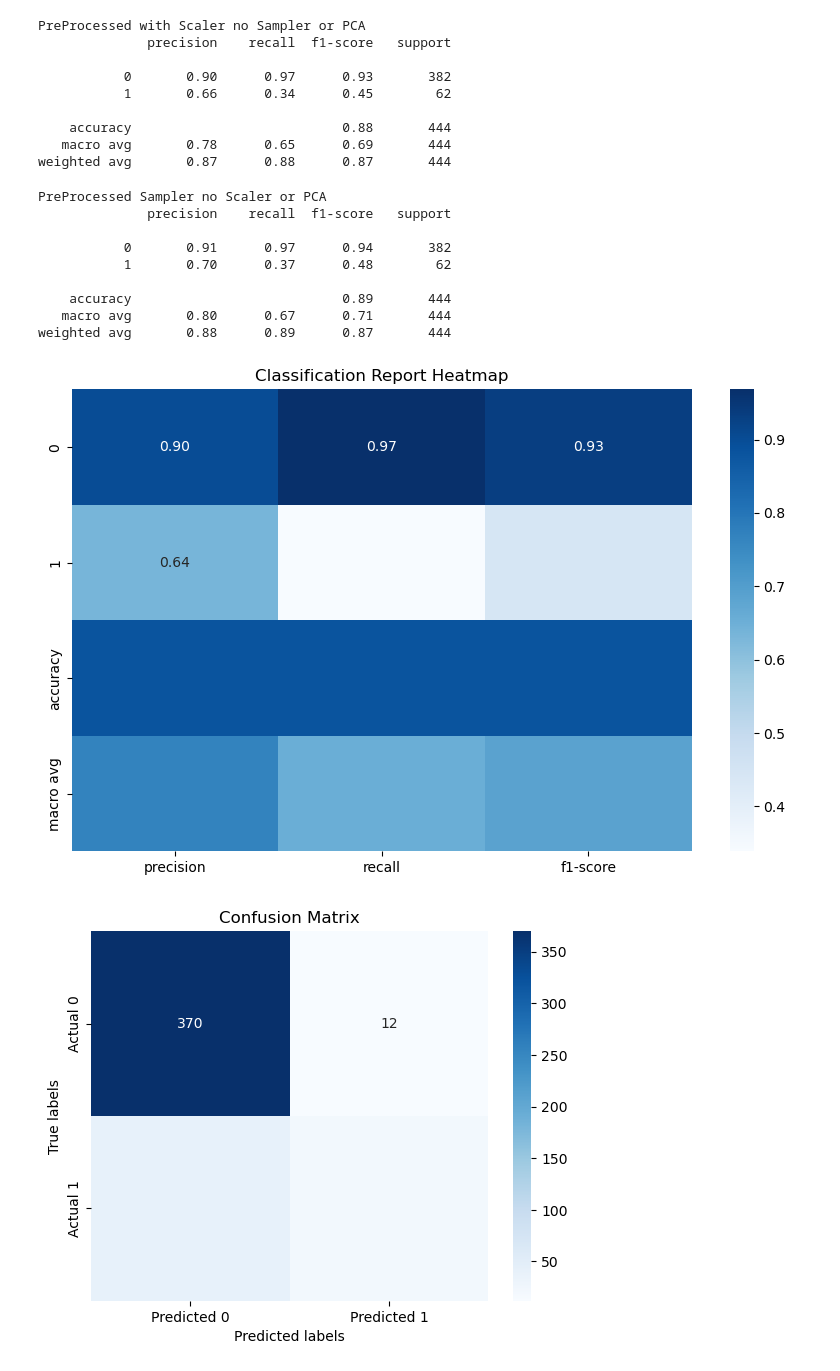
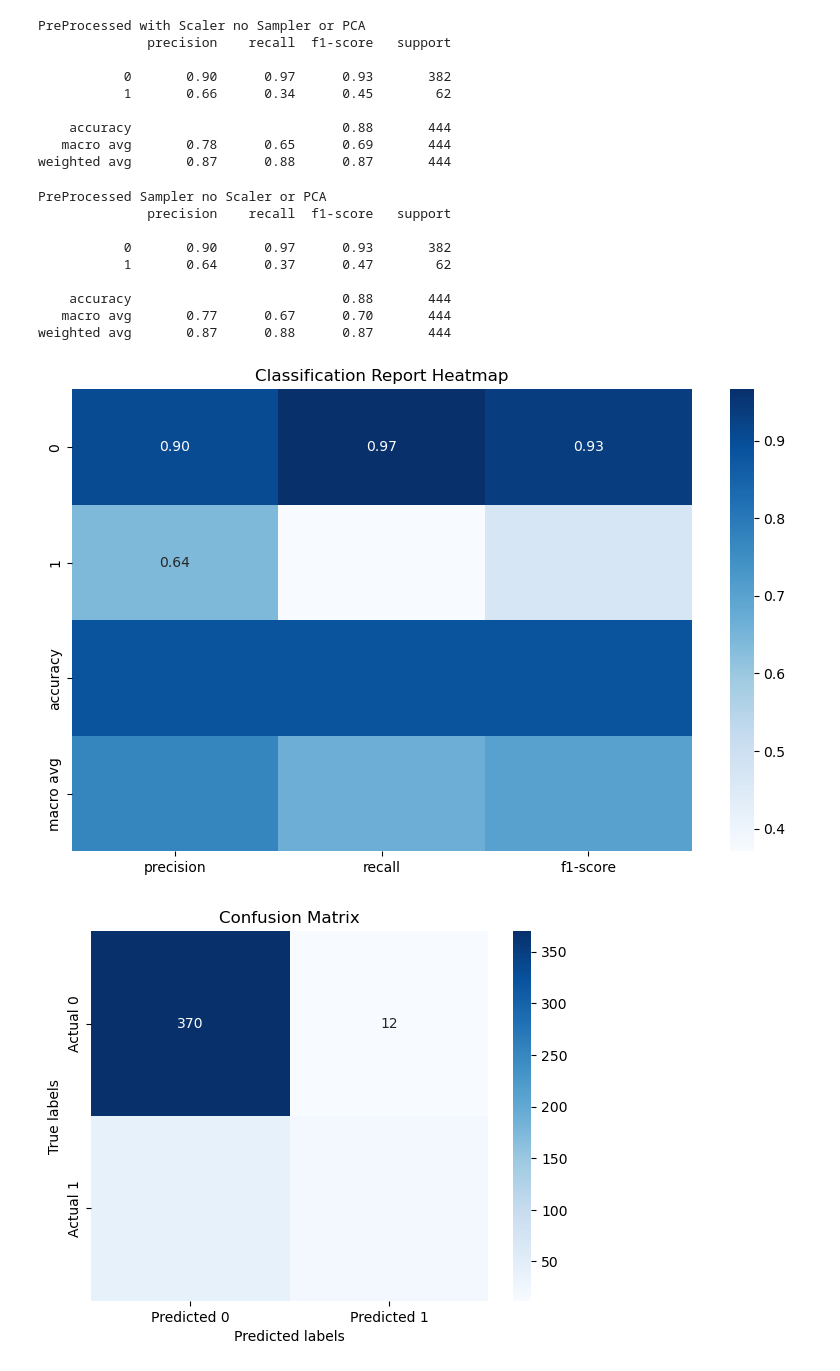
Before and after one commit to ehxewri/Project-2, a Jupyter notebook: Maketing Campaign/Marketing_Campaign.ipynb, the cells around one changed output. Cells and saved outputs as stored; diff of their text form; code cells hidden in the pictures.

```diff
--- a/Maketing Campaign/Marketing_Campaign.ipynb
+++ b/Maketing Campaign/Marketing_Campaign.ipynb
@@ -744,9 +744,9 @@ weighted avg       0.86      0.88      0.86       444
 
 # no sampling or scaling
 # Train and evaluate the model
-model = RandomForestClassifier(n_estimators=90, random_state=42)
-model.fit(X_train_scaled, y_train)  # Use the scaled and resampled training data
-y_pred_mm_scaler = model.predict(X_test_scaled)  # Predict using the scaled test data
+model_scaled = RandomForestClassifier(n_estimators=90, random_state=42)
+model_scaled.fit(X_train_scaled, y_train)  # Use the scaled and resampled training data
+y_pred_mm_scaler = model_scaled.predict(X_test_scaled)  # Predict using the scaled test data
 print ('PreProcessed with Scaler no Sampler or PCA')
 print(classification_report(y_test, y_pred_mm_scaler))
 # %% [output]
@@ -769,32 +769,32 @@ weighted avg       0.87      0.88      0.87       444
 
 # no sampling or scaling
 # Train and evaluate the model
-model = RandomForestClassifier(n_estimators=90, random_state=42)
-model.fit(X_train_pca_df, y_train)  # Use the scaled and resampled training data
-y_pred_pca = model.predict(X_test_pca_df)  # Predict using the scaled test data
+model_pca = RandomForestClassifier(n_estimators=90, random_state=42)
+model_pca.fit(X_train_pca_df, y_train)  # Use the scaled and resampled training data
+y_pred_pca = model_pca.predict(X_test_pca_df)  # Predict using the scaled test data
 print ('PreProcessed Sampler no Scaler or PCA')
 print(classification_report(y_test, y_pred_pca))
 # %% [output]
 PreProcessed Sampler no Scaler or PCA
               precision    recall  f1-score   support
 
-           0       0.91      0.97      0.94       382
-           1       0.70      0.37      0.48        62
+           0       0.90      0.97      0.93       382
+           1       0.64      0.37      0.47        62
 
-    accuracy                           0.89       444
-   macro avg       0.80      0.67      0.71       444
-weighted avg       0.88      0.89      0.87       444
+    accuracy                           0.88       444
+   macro avg       0.77      0.67      0.70       444
+weighted avg       0.87      0.88      0.87       444
 # %%
 
-report = classification_report(y_test, y_pred, output_dict=True)
+report = classification_report(y_test, y_pred_pca, output_dict=True)
 report_df = pd.DataFrame(report).transpose()
 
 plt.figure(figsize=(10, 6))
 sns.heatmap(report_df.iloc[:-1, :].drop(columns='support'), annot=True, fmt=".2f", cmap="Blues")
 plt.title('Classification Report Heatmap')
 plt.show()
 # %% [output]
-[figure, old version]
+[figure, new version]
 # %%
 from sklearn.metrics import confusion_matrix
 
```
Also changed, not shown: parts of 6 cells of this notebook.
